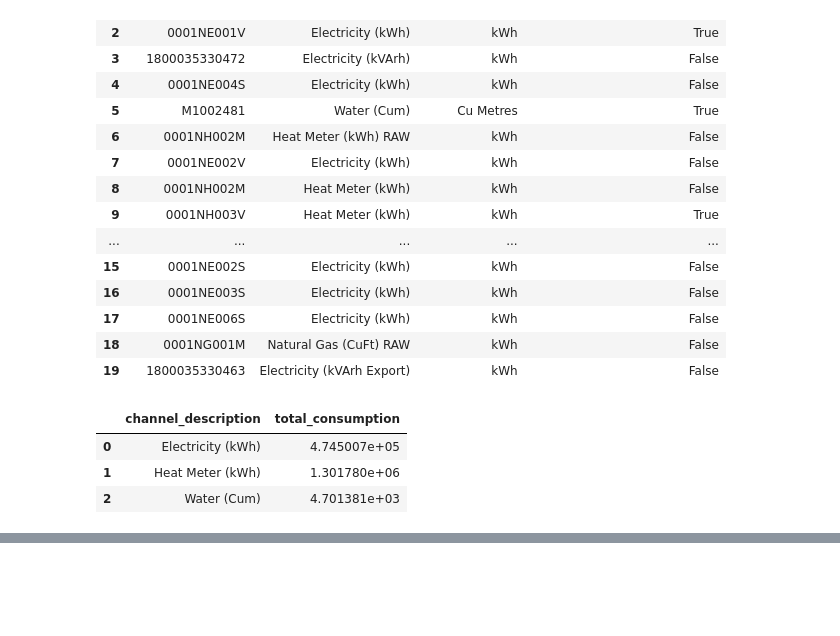
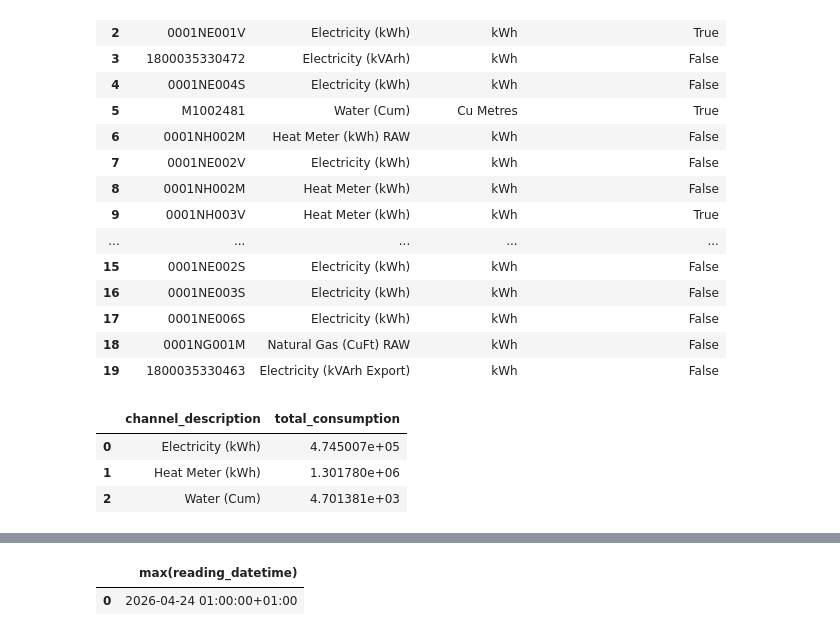
Before and after one commit to cbility/lakehouse-connect-example, a Jupyter notebook: lakehouse-connect-example.ipynb, the cells around one changed output, grey strips where cells are left out. Saved outputs shown, nothing was run; the diff lists cells and outputs as text; code cells hidden in the pictures; blank space fills up the shorter version.

Commit message:
add latest reading query

```diff
--- a/lakehouse-connect-example.ipynb
+++ b/lakehouse-connect-example.ipynb
@@ -241,3 +241,14 @@ old_college_readings.head()
 | 2 | 2002-04-01 02:30:00+01:00 | 2002-04-01 00:00:00+01:00 | 4.0 | 1800035330463 | 4824 | Electricity (kVArh) | ... |
 | 3 | 2002-04-01 03:00:00+01:00 | 2002-04-01 00:00:00+01:00 | 5.0 | 1800035330463 | 4824 | Electricity (kVArh) | ... |
 | 4 | 2002-04-01 03:30:00+01:00 | 2002-04-01 00:00:00+01:00 | 4.0 | 1800035330463 | 4824 | Electricity (kVArh) | ... |
+# %%
+# check latest meter reading
+latest_reading_query = con.execute("""
+select max(reading_datetime)
+from dbt_marts.uoeap__utility_consumption
+""")
+latest_reading = latest_reading_query.df()
+latest_reading.head()
+# %% [output]
+|  | max(reading_datetime) |
+| 0 | 2026-04-24 01:00:00+01:00 |
```
